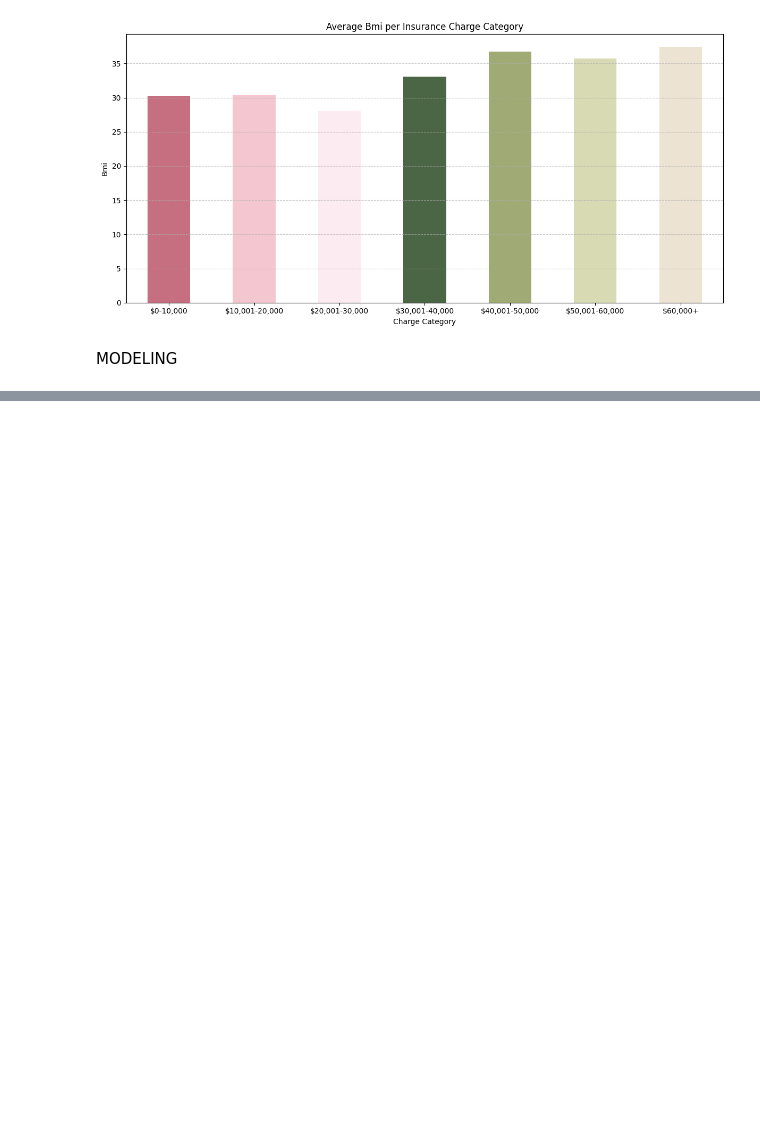
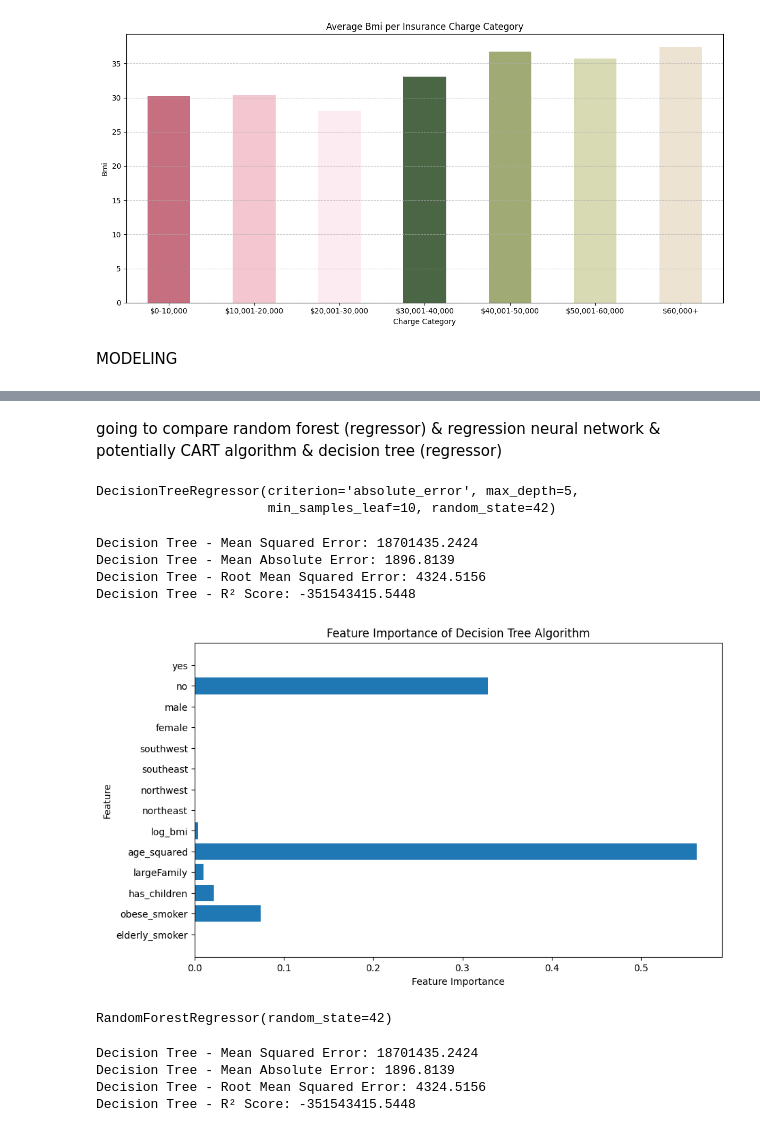
Before and after one commit to Mikayla-ds2/insurance_ml, a Jupyter notebook: model.ipynb, the cells around one changed output, grey strips where cells are left out. Cells and saved outputs as stored; diff of their text form; code cells hidden in the pictures; blank space fills up the shorter version.

```diff
--- a/model.ipynb
+++ b/model.ipynb
@@ -305,7 +305,7 @@ modeling_data.head()
 | 4 | 0 | 0 | 0 | 0 | 1024 | 3.397189 | 8.260455 | False | ... |
 # %%
 # feature & target split
-x = modeling_data.drop('log_charges')
+x = modeling_data.drop('log_charges', axis=1)
 y = modeling_data['log_charges']
 
 # test train split
@@ -314,4 +314,14 @@ x_train, x_test, y_train, y_test = train_test_split(x, y, test_size=0.2, random_
 # standard scaler
 scaler = StandardScaler()
 x_train = scaler.fit_transform(x_train)
-x_test = scaler.fit_transform(x_test)
+x_test = scaler.transform(x_test)
+# %% [markdown]
+going to compare random forest (regressor) & regression neural network & potentially CART algorithm & decision tree (regressor)
+# %%
+# starting with decision tree
+dt_model = DecisionTreeRegressor(max_depth=5, min_samples_split=2, min_samples_leaf=10, criterion='absolute_error', random_state=42)
+# %%
+dt_model.fit(x_train, y_train)
+# %% [output]
+DecisionTreeRegressor(criterion='absolute_error', max_depth=5,
+                      min_samples_leaf=10, random_state=42)
@@ -317,0 +332,34 @@ x_test = scaler.fit_transform(x_test)
+# %%
+mse_dt = mean_squared_error(y_true, y_pred)
+mae_dt = mean_absolute_error(y_true, y_pred)
+rmse_dt = np.sqrt(mse_dt)
+r2_dt = r2_score(y_true, y_pred)
+
+print(f"Decision Tree - Mean Squared Error: {mse_dt:.4f}")
+print(f"Decision Tree - Mean Absolute Error: {mae_dt:.4f}")
+print(f"Decision Tree - Root Mean Squared Error: {rmse_dt:.4f}")
+print(f"Decision Tree - R² Score: {r2_score(y_test, y_pred):.4f}")
+# %% [output]
+Decision Tree - Mean Squared Error: 18701435.2424
+Decision Tree - Mean Absolute Error: 1896.8139
+Decision Tree - Root Mean Squared Error: 4324.5156
+Decision Tree - R² Score: -351543415.5448
+# %%
+# feature importance for decision trees
+importance = dt_model.feature_importances_
+x_names = ['elderly_smoker', 'obese_smoker', 'has_children', 'largeFamily',	'age_squared',	'log_bmi',	'northeast',	'northwest',	'southeast',	'southwest',	'female',	'male',	'no',	'yes']
+
+plt.figure(figsize=(10, 6))
+plt.barh(range(x_train.shape[1]), importance, align='center')
+plt.yticks(np.arange(x_train.shape[1]), x_names)
+plt.xlabel('Feature Importance')
+plt.ylabel('Feature')
+plt.title('Feature Importance of Decision Tree Algorithm')
+plt.show()
+# %% [output]
+[figure, added]
+# %%
+rf_model = RandomForestRegressor(n_estimators=100, random_state=42)
+rf_model.fit(x_train, y_train)
+# %% [output]
+RandomForestRegressor(random_state=42)
@@ -317,0 +370,15 @@ x_test = scaler.fit_transform(x_test)
+# %%
+mse_dt = mean_squared_error(y_true, y_pred)
+mae_dt = mean_absolute_error(y_true, y_pred)
+rmse_dt = np.sqrt(mse_dt)
+r2_dt = r2_score(y_true, y_pred)
+
+print(f"Decision Tree - Mean Squared Error: {mse_dt:.4f}")
+print(f"Decision Tree - Mean Absolute Error: {mae_dt:.4f}")
+print(f"Decision Tree - Root Mean Squared Error: {rmse_dt:.4f}")
+print(f"Decision Tree - R² Score: {r2_score(y_test, y_pred):.4f}")
+# %% [output]
+Decision Tree - Mean Squared Error: 18701435.2424
+Decision Tree - Mean Absolute Error: 1896.8139
+Decision Tree - Root Mean Squared Error: 4324.5156
+Decision Tree - R² Score: -351543415.5448
```
Also changed, not shown: parts of 5 cells of this notebook.
